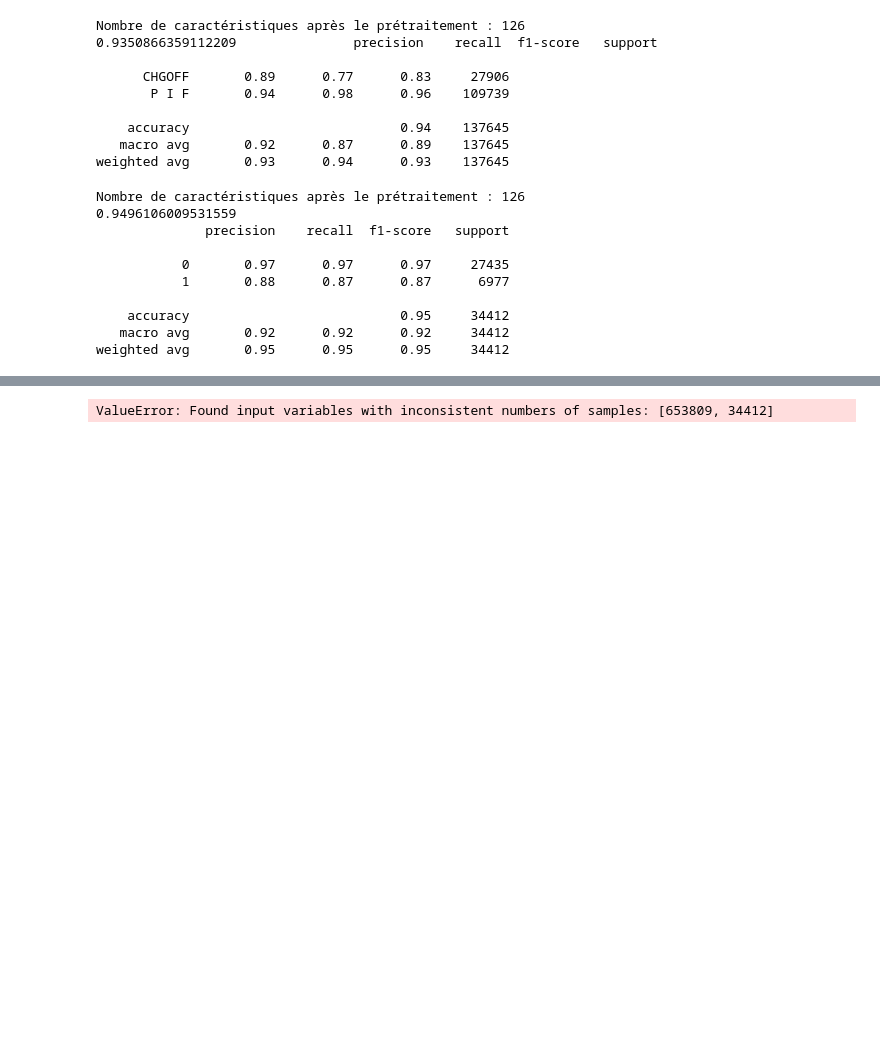
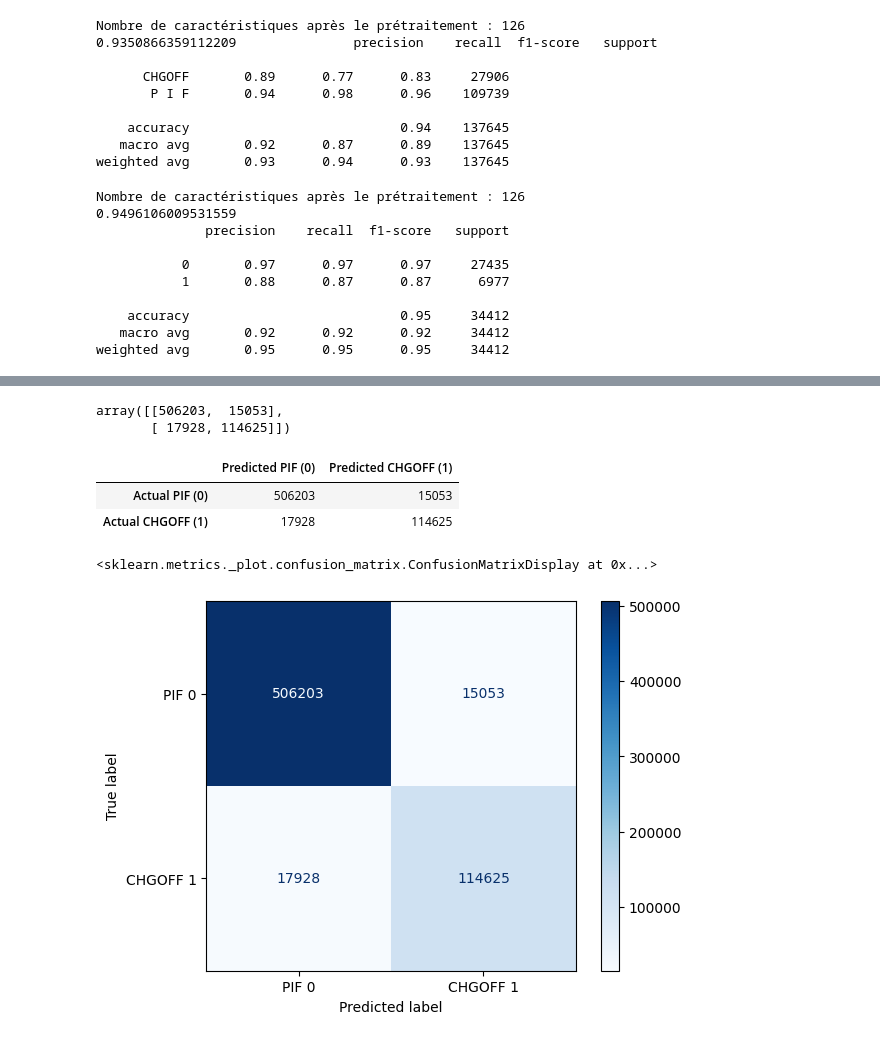
Before and after one commit to Memory77/brief_classif_sba, a Jupyter notebook: modelisation2.ipynb, the cells around one changed output, grey strips where cells are left out. Drawn from its saved outputs; the diff is of its cells as text; code cells hidden in the pictures; blank space fills up the shorter version.

```diff
--- a/modelisation2.ipynb
+++ b/modelisation2.ipynb
@@ -287,16 +286,22 @@ NameError: name 'xgboost_pipeline' is not defined
 # %%
 from sklearn.metrics import ConfusionMatrixDisplay, confusion_matrix
 
 # On crée la matrice de confusion en passant les classes et les prédictions du modèle, puis on l'affiche
 cm = confusion_matrix(y_train, y_train_pred_xgb)
 display(cm)
 
 # Affichage avec un DataFrame
-conf_matrix = pd.DataFrame(cm, index=["Actual (0)", "Actual (1)"], columns=["Predicted (0)", "Predicted (1)"])
+conf_matrix = pd.DataFrame(cm, index=["Actual PIF (0)", "Actual CHGOFF (1)"], columns=["Predicted PIF (0)", "Predicted CHGOFF (1)"])
 display(conf_matrix)
 
 # Affichage avec un plot
-graph_cm = ConfusionMatrixDisplay(confusion_matrix=cm, display_labels=["CHGOFF 0", "PIF 1"])
+graph_cm = ConfusionMatrixDisplay(confusion_matrix=cm, display_labels=["PIF 0", "CHGOFF 1"])
 graph_cm.plot(cmap="Blues")
 # %% [output]
-ValueError: Found input variables with inconsistent numbers of samples: [653809, 34412]
+array([[506203,  15053],
+       [ 17928, 114625]])
+|  | Predicted PIF (0) | Predicted CHGOFF (1) |
+| Actual PIF (0) | 506203 | 15053 |
+| Actual CHGOFF (1) | 17928 | 114625 |
+<sklearn.metrics._plot.confusion_matrix.ConfusionMatrixDisplay at 0x...>
+[figure, added]
```
Also changed, not shown: parts of 9 cells of this notebook, 1 other file.
